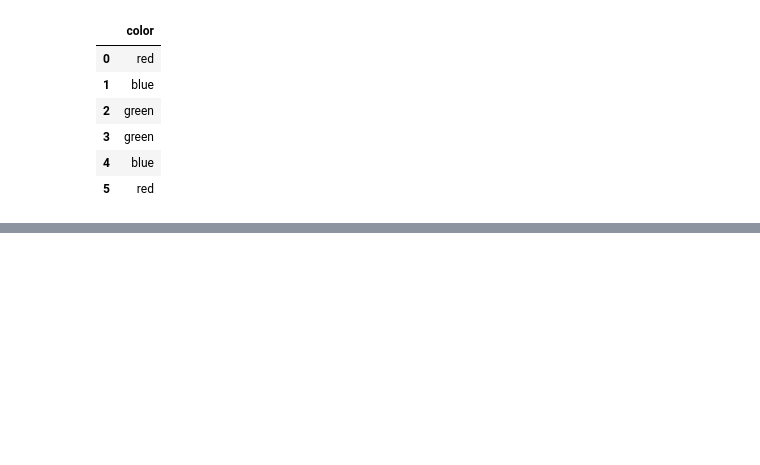
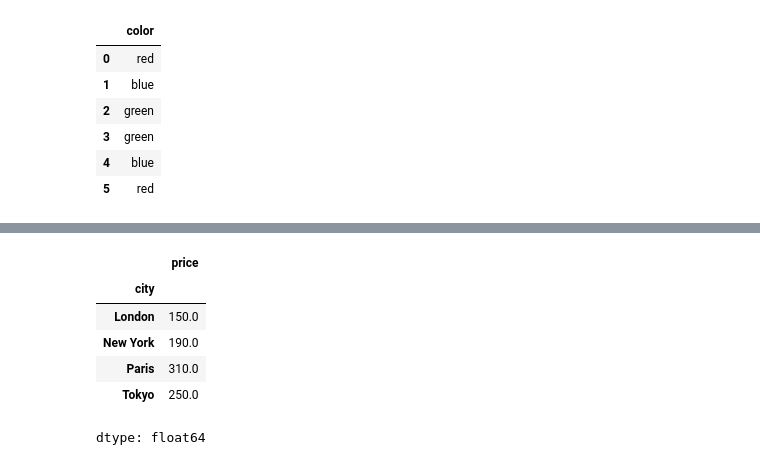
Before and after one commit to GautamChy/Data-Science, a Jupyter notebook: 24_Data_Encoding.ipynb, the cells around one changed output, grey strips where cells are left out. Saved outputs shown, nothing was run; the diff lists cells and outputs as text; code cells hidden in the pictures; blank space fills up the shorter version.

```diff
--- a/24_Data_Encoding.ipynb
+++ b/24_Data_Encoding.ipynb
@@ -314,0 +411,11 @@ df
+# %%
+# calculate the mean price for each city
+df.groupby('city')['price'].mean()
+# %% [output]
+|  | price |
+| city |  |
+| London | 150.0 |
+| New York | 190.0 |
+| Paris | 310.0 |
+| Tokyo | 250.0 |
+dtype: float64
```
Also changed, not shown: parts of 24 cells of this notebook.
